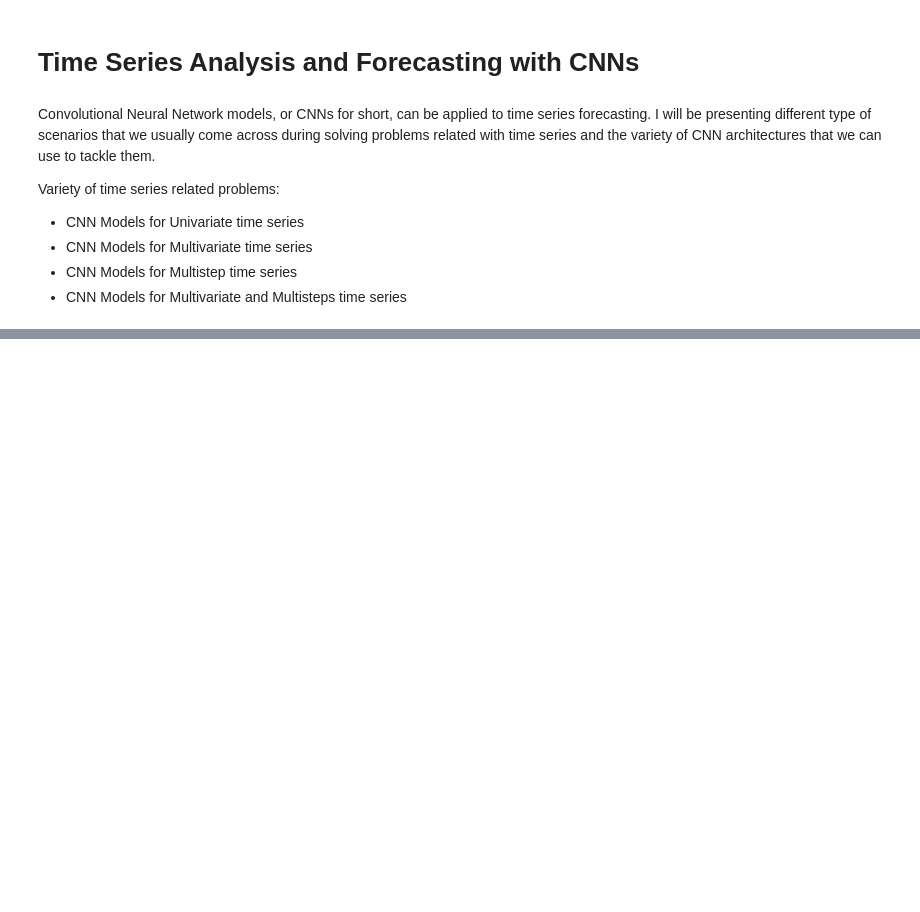
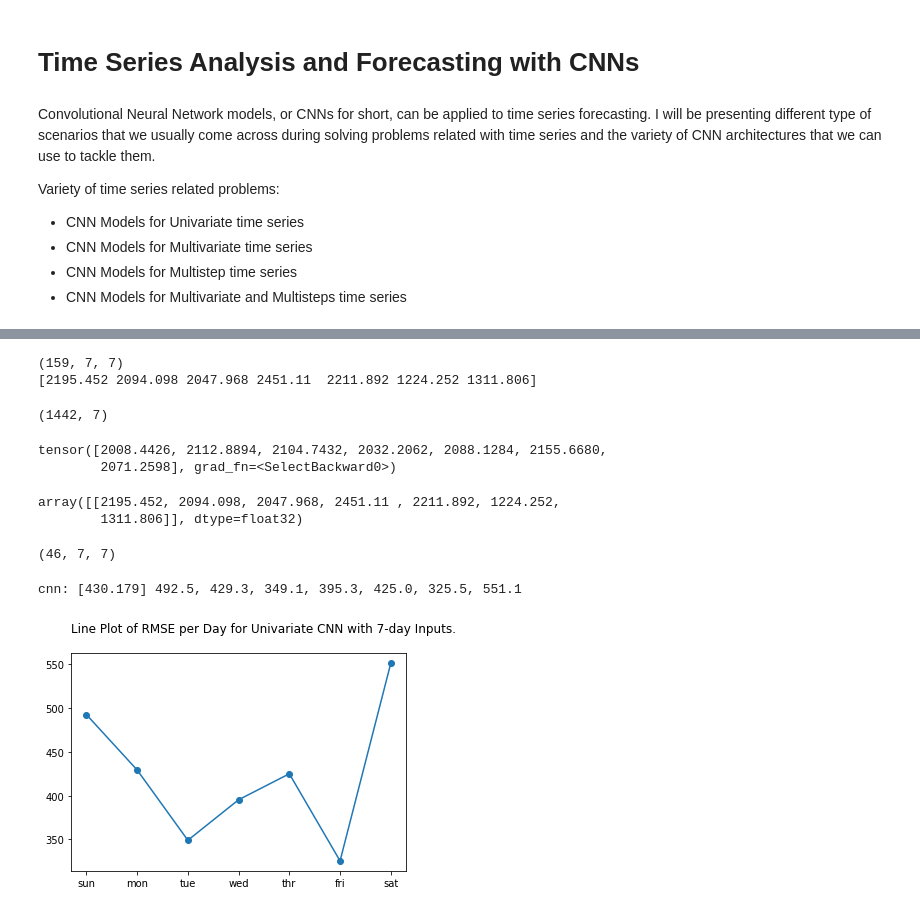
Before and after one commit to ajitsingh98/Time-Series-Analysis-and-Forecasting-with-Python, a Jupyter notebook: Time_Series_Forecasting_With_CNNs.ipynb, the cells around one changed output, grey strips where cells are left out. Saved outputs shown, nothing was run; the diff lists cells and outputs as text; code cells hidden in the pictures; blank space fills up the shorter version.

```diff
--- a/Time_Series_Forecasting_With_CNNs.ipynb
+++ b/Time_Series_Forecasting_With_CNNs.ipynb
@@ -128,0 +170,2 @@ X = X.view(X.shape[0], n_features, X.shape[1])
+# %%
+df = df.astype('float32')
@@ -128,0 +478,5 @@ X = X.view(X.shape[0], n_features, X.shape[1])
+# %%
+# summarize scores
+def summarize_scores(name, score, scores):
+    s_scores = ', '.join(['%.1f' % s for s in scores])
+    print('%s: [%.3f] %s' % (name, score, s_scores))
@@ -128,0 +502,72 @@ X = X.view(X.shape[0], n_features, X.shape[1])
+# %%
+history = [x for x in train]
+
+data = array(history)
+print(data.shape)
+data = data.reshape((data.shape[0]*data.shape[1], data.shape[2]))
+input_x = data[-7:, 0]
+print(input_x)
+# %% [output]
+(159, 7, 7)
+[2195.452 2094.098 2047.968 2451.11  2211.892 1224.252 1311.806]
+# %%
+dataset.shape
+# %% [output]
+(1442, 7)
+# %%
+X[-1]
+
+model.forward(X[-1][None])[0]
+# %% [output]
+tensor([2008.4426, 2112.8894, 2104.7432, 2032.2062, 2088.1284, 2155.6680,
+        2071.2598], grad_fn=<SelectBackward0>)
+# %%
+train[-1][:, 0][None]
+# %% [output]
+array([[2195.452, 2094.098, 2047.968, 2451.11 , 2211.892, 1224.252,
+        1311.806]], dtype=float32)
+# %%
+test.shape
+# %% [output]
+(46, 7, 7)
+# %%
+#evaluation
+
+#get the last train
+n_test = len(test)
+n_input = 7
+
+#extract the last 7 days training data from train
+history = train[-1][:, 0]
+#rehsape hist into (B, T, C)
+B = 1
+T = 7
+C = 1
+
+predictions = []
+
+for i in range(n_test):
+    n_in = 0
+    # reshape the data from (B, T, C) -> (B, C, T)
+    history = torch.tensor(history).view(B, T, C)
+    # # reshape into [1, n_input, 1]
+    with torch.no_grad():
+        yhat = model.forward(history)
+        # store the predictions
+        predictions.append(yhat[0].tolist())
+    history = test[i][n_in:n_in+n_input, 0]
+    n_in += n_input
+
+predictions = array(predictions)
+score, scores = evaluate_forecasts(array(test[:, :, 0].tolist()), predictions)
+# %%
+# summarize scores
+summarize_scores('cnn', score, scores)
+# plot scores
+days = ['sun', 'mon', 'tue', 'wed', 'thr', 'fri', 'sat']
+plt.plot(days, scores, marker='o', label='cnn')
+plt.title("Line Plot of RMSE per Day for Univariate CNN with 7-day Inputs. \n", loc='left')
+plt.show()
+# %% [output]
+cnn: [430.179] 492.5, 429.3, 349.1, 395.3, 425.0, 325.5, 551.1
+[figure, added]
```
Also changed, not shown: parts of 132 cells of this notebook.
